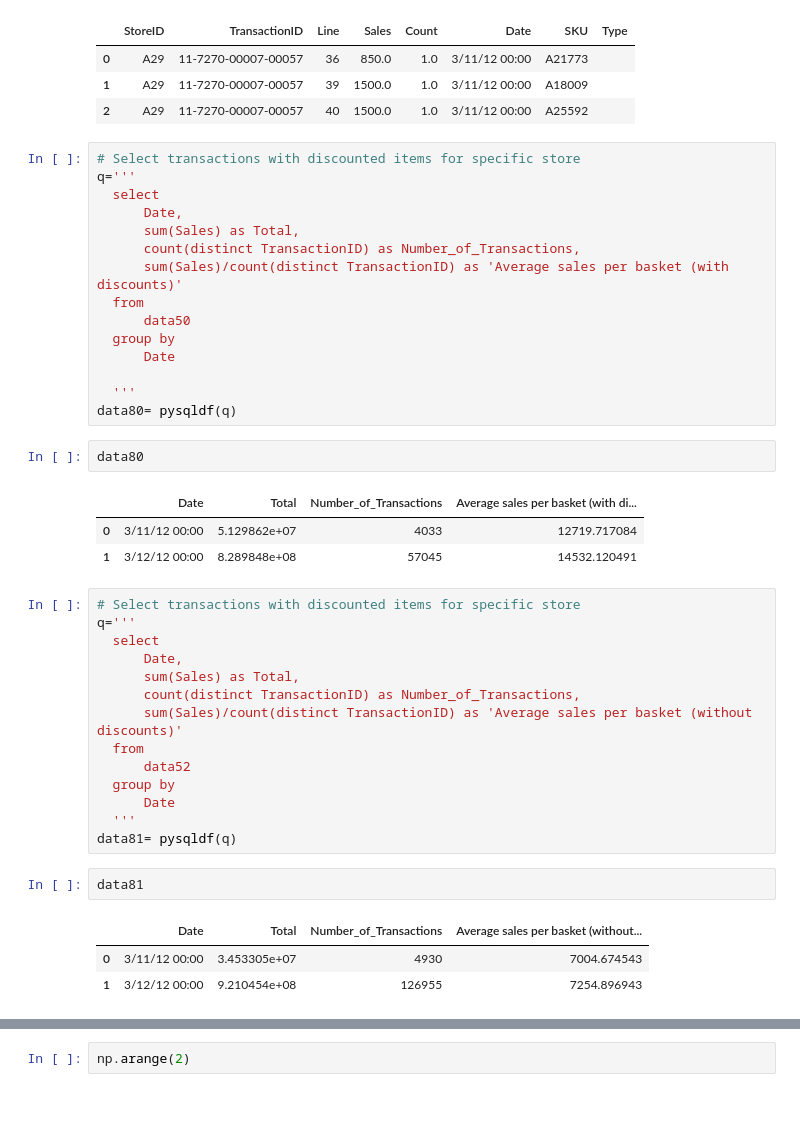
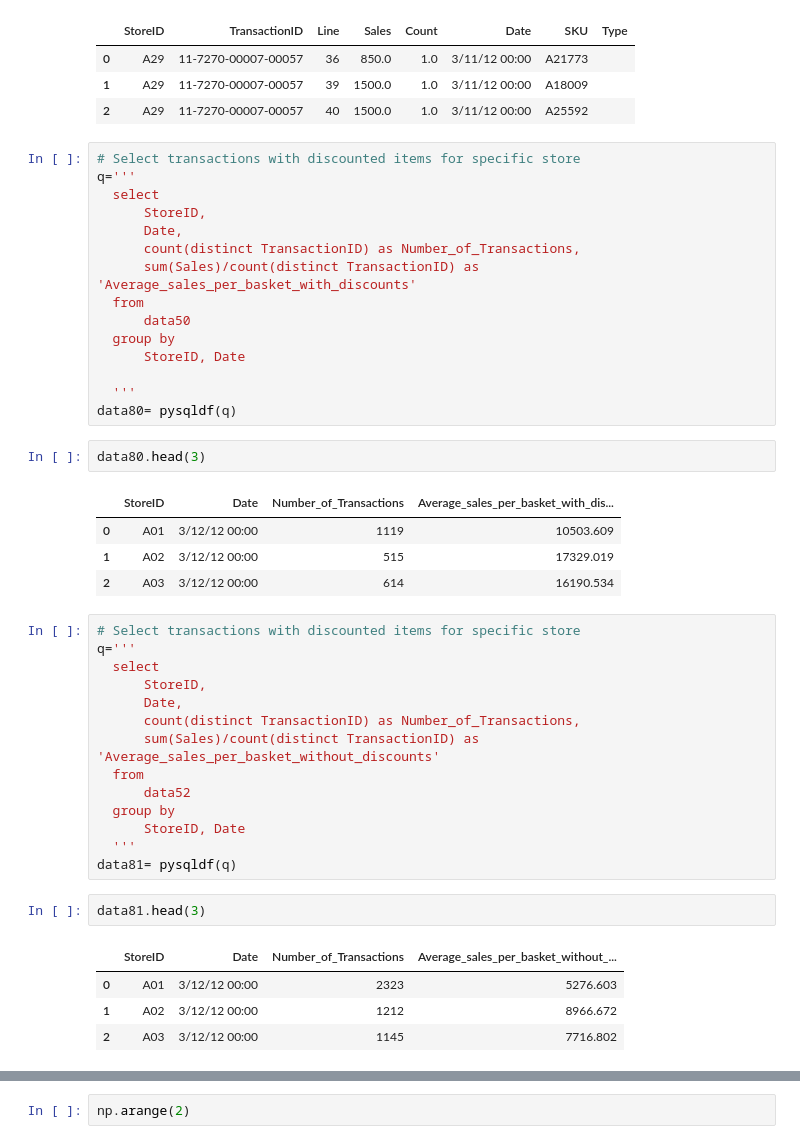
Before and after one commit to WorgenZhang/Retail-Project, a Jupyter notebook: Retail_17.9.26.ipynb, the cells around one changed output, grey strips where cells are left out. Cells and saved outputs as stored; diff of their text form; blank space fills up the shorter version.

```diff
--- a/Retail_17.9.26.ipynb
+++ b/Retail_17.9.26.ipynb
@@ -1268,40 +1279,42 @@ data50.head(3)
 # Select transactions with discounted items for specific store
 q='''
   select
+      StoreID,
       Date,
-      sum(Sales) as Total,
       count(distinct TransactionID) as Number_of_Transactions,
-      sum(Sales)/count(distinct TransactionID) as 'Average sales per basket (with discounts)'
+      sum(Sales)/count(distinct TransactionID) as 'Average_sales_per_basket_with_discounts'
   from
       data50
   group by
-      Date
+      StoreID, Date
 
   '''
 data80= pysqldf(q)
 # %%
-data80
+data80.head(3)
 # %% [output]
-|  | Date | Total | Number_of_Transactions | Average sales per basket (with di... |
-| 0 | 3/11/12 00:00 | 5.129862e+07 | 4033 | 12719.717084 |
-| 1 | 3/12/12 00:00 | 8.289848e+08 | 57045 | 14532.120491 |
+|  | StoreID | Date | Number_of_Transactions | Average_sales_per_basket_with_dis... |
+| 0 | A01 | 3/12/12 00:00 | 1119 | 10503.609 |
+| 1 | A02 | 3/12/12 00:00 | 515 | 17329.019 |
+| 2 | A03 | 3/12/12 00:00 | 614 | 16190.534 |
 # %%
 # Select transactions with discounted items for specific store
 q='''
   select
+      StoreID,
       Date,
-      sum(Sales) as Total,
       count(distinct TransactionID) as Number_of_Transactions,
-      sum(Sales)/count(distinct TransactionID) as 'Average sales per basket (without discounts)'
+      sum(Sales)/count(distinct TransactionID) as 'Average_sales_per_basket_without_discounts'
   from
       data52
   group by
-      Date
+      StoreID, Date
   '''
 data81= pysqldf(q)
 # %%
-data81
+data81.head(3)
 # %% [output]
-|  | Date | Total | Number_of_Transactions | Average sales per basket (without... |
-| 0 | 3/11/12 00:00 | 3.453305e+07 | 4930 | 7004.674543 |
-| 1 | 3/12/12 00:00 | 9.210454e+08 | 126955 | 7254.896943 |
+|  | StoreID | Date | Number_of_Transactions | Average_sales_per_basket_without_... |
+| 0 | A01 | 3/12/12 00:00 | 2323 | 5276.603 |
+| 1 | A02 | 3/12/12 00:00 | 1212 | 8966.672 |
+| 2 | A03 | 3/12/12 00:00 | 1145 | 7716.802 |
```
Also changed, not shown: parts of 30 cells of this notebook.
